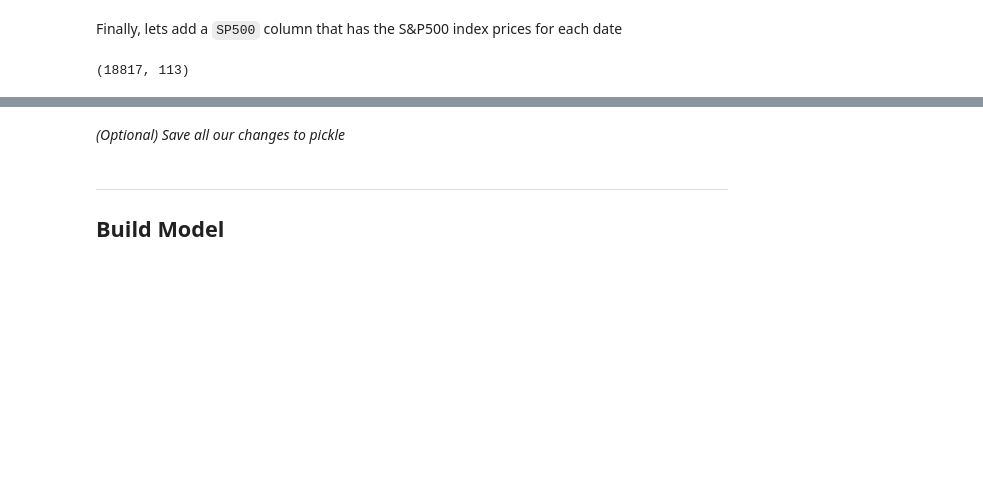
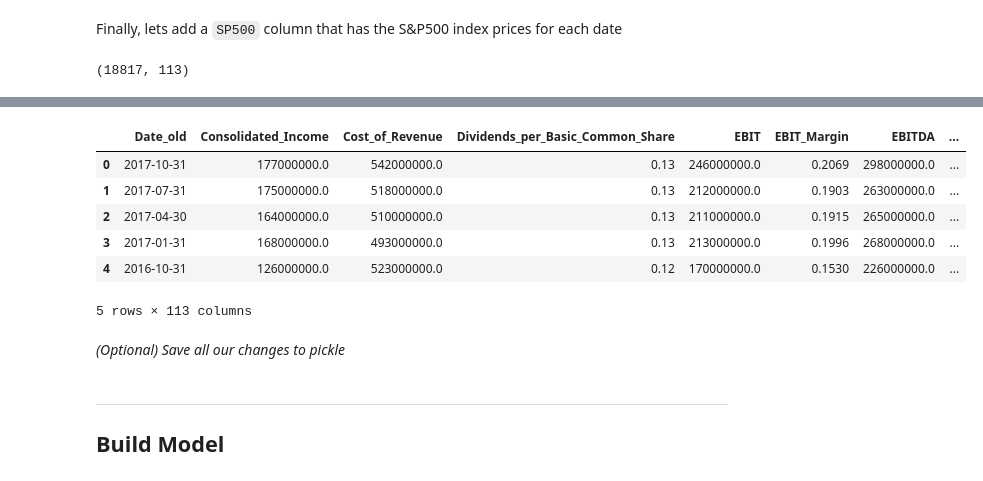
Before and after one commit to JayRajasekharan/Machine-Learning, a Jupyter notebook: Stocks/Stocks.ipynb, the cells around one changed output, grey strips where cells are left out. Cells and saved outputs as stored; diff of their text form; code cells hidden in the pictures; blank space fills up the shorter version.

```diff
--- a/Stocks/Stocks.ipynb
+++ b/Stocks/Stocks.ipynb
@@ -385,3 +435,13 @@ Index(['Date_old', 'Consolidated_Income', 'Cost_of_Revenue',
+# %%
+all_df.head()
+# %% [output]
+|  | Date_old | Consolidated_Income | Cost_of_Revenue | Dividends_per_Basic_Common_Share | EBIT | EBIT_Margin | EBITDA | ... |
+| 0 | 2017-10-31 | 177000000.0 | 542000000.0 | 0.13 | 246000000.0 | 0.2069 | 298000000.0 | ... |
+| 1 | 2017-07-31 | 175000000.0 | 518000000.0 | 0.13 | 212000000.0 | 0.1903 | 263000000.0 | ... |
+| 2 | 2017-04-30 | 164000000.0 | 510000000.0 | 0.13 | 211000000.0 | 0.1915 | 265000000.0 | ... |
+| 3 | 2017-01-31 | 168000000.0 | 493000000.0 | 0.13 | 213000000.0 | 0.1996 | 268000000.0 | ... |
+| 4 | 2016-10-31 | 126000000.0 | 523000000.0 | 0.12 | 170000000.0 | 0.1530 | 226000000.0 | ... |
+5 rows × 113 columns
 # %% [markdown]
 *(Optional) Save all our changes to pickle*
 # %%
```
Also changed, not shown: parts of 10 cells of this notebook.
